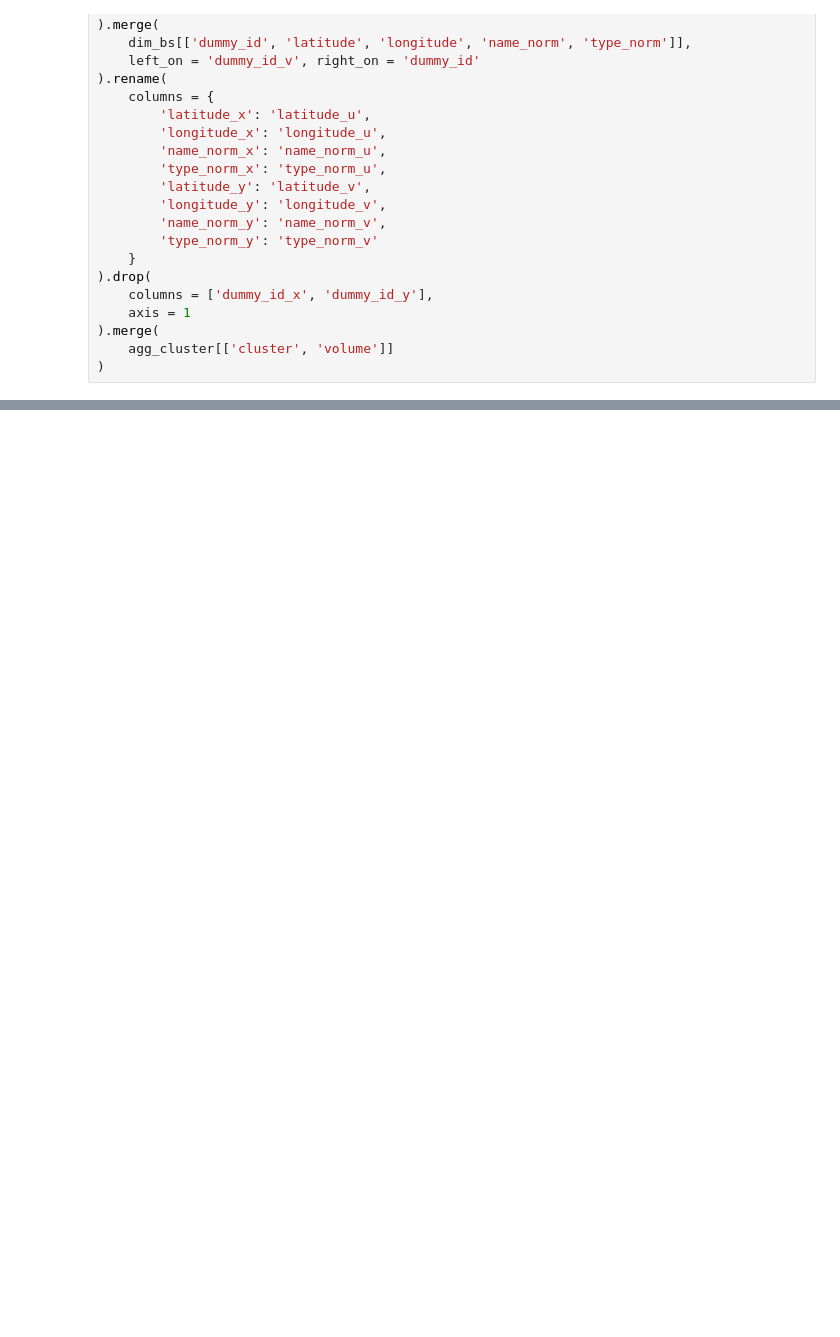
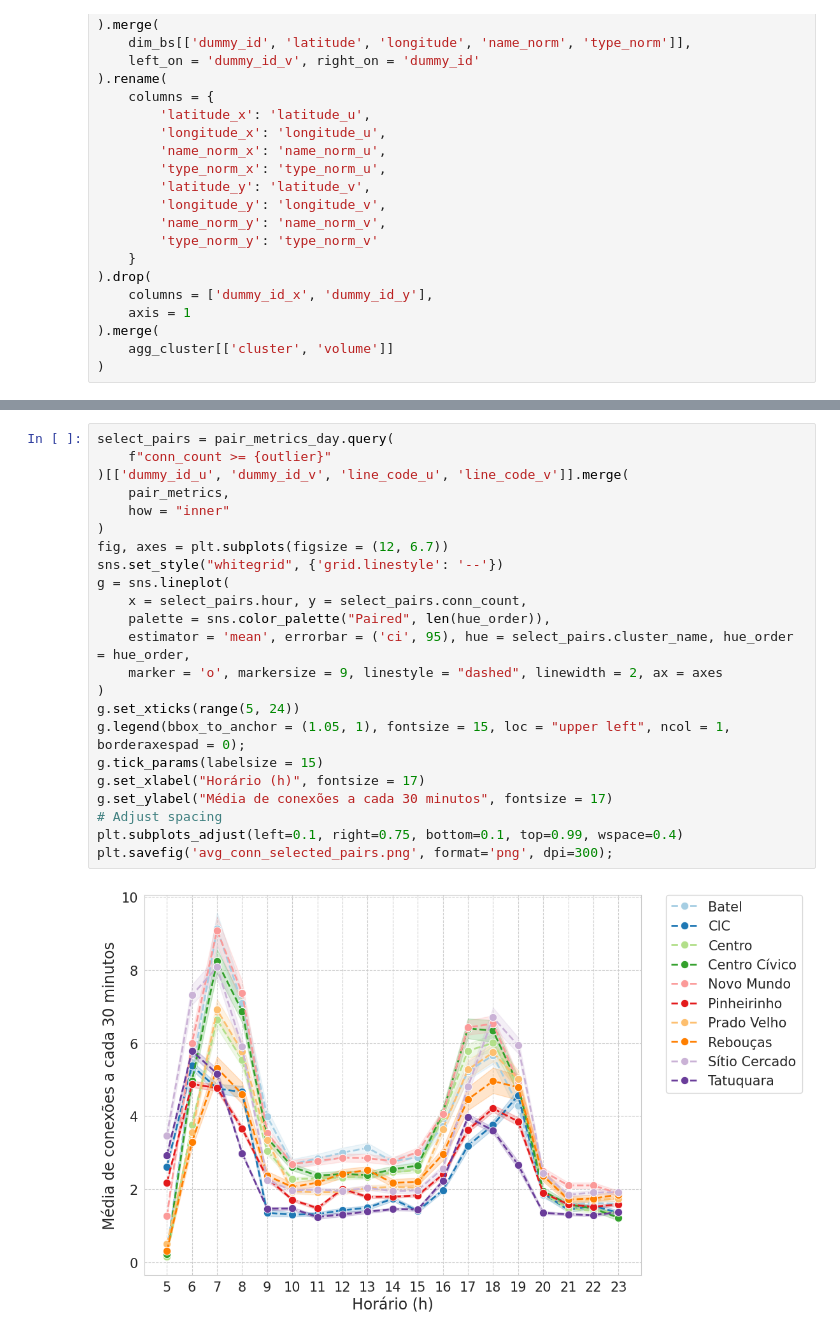
Before and after one commit to jcnborges/busanalysis, a Jupyter notebook: notebooks/doutorado/connection_analysis.ipynb, the cells around one changed output, grey strips where cells are left out. Saved outputs shown, nothing was run; the diff lists cells and outputs as text; blank space fills up the shorter version.

```diff
--- a/notebooks/doutorado/connection_analysis.ipynb
+++ b/notebooks/doutorado/connection_analysis.ipynb
@@ -467,0 +481,25 @@ plt.savefig('boxplot_avg_conn.png', format='png', dpi=300)
+# %%
+select_pairs = pair_metrics_day.query(
+    f"conn_count >= {outlier}"
+)[['dummy_id_u', 'dummy_id_v', 'line_code_u', 'line_code_v']].merge(
+    pair_metrics,
+    how = "inner"
+)
+fig, axes = plt.subplots(figsize = (12, 6.7))
+sns.set_style("whitegrid", {'grid.linestyle': '--'})
+g = sns.lineplot(
+    x = select_pairs.hour, y = select_pairs.conn_count,
+    palette = sns.color_palette("Paired", len(hue_order)),
+    estimator = 'mean', errorbar = ('ci', 95), hue = select_pairs.cluster_name, hue_order = hue_order,
+    marker = 'o', markersize = 9, linestyle = "dashed", linewidth = 2, ax = axes
+)
+g.set_xticks(range(5, 24))
+g.legend(bbox_to_anchor = (1.05, 1), fontsize = 15, loc = "upper left", ncol = 1, borderaxespad = 0);
+g.tick_params(labelsize = 15)
+g.set_xlabel("Horário (h)", fontsize = 17)
+g.set_ylabel("Média de conexões a cada 30 minutos", fontsize = 17)
+# Adjust spacing
+plt.subplots_adjust(left=0.1, right=0.75, bottom=0.1, top=0.99, wspace=0.4)
+plt.savefig('avg_conn_selected_pairs.png', format='png', dpi=300);
+# %% [output]
+[figure, added]
```
Also changed, not shown: parts of 23 cells of this notebook, 11 other files.
